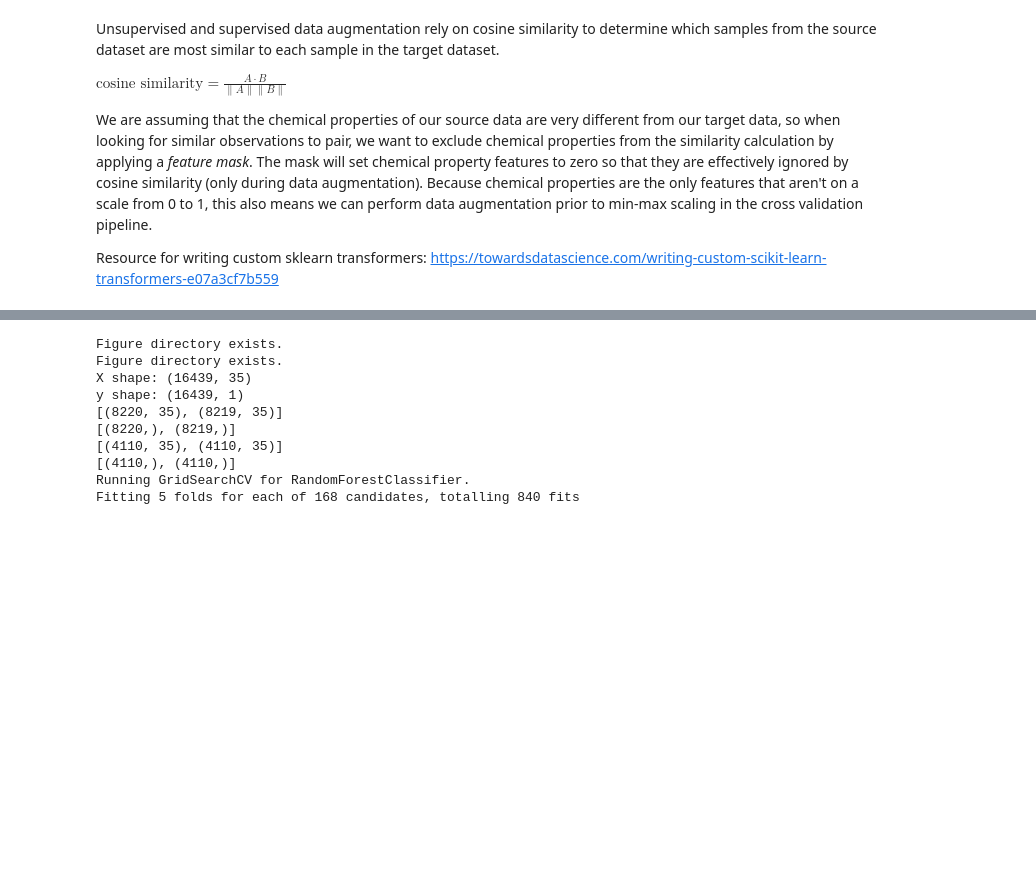
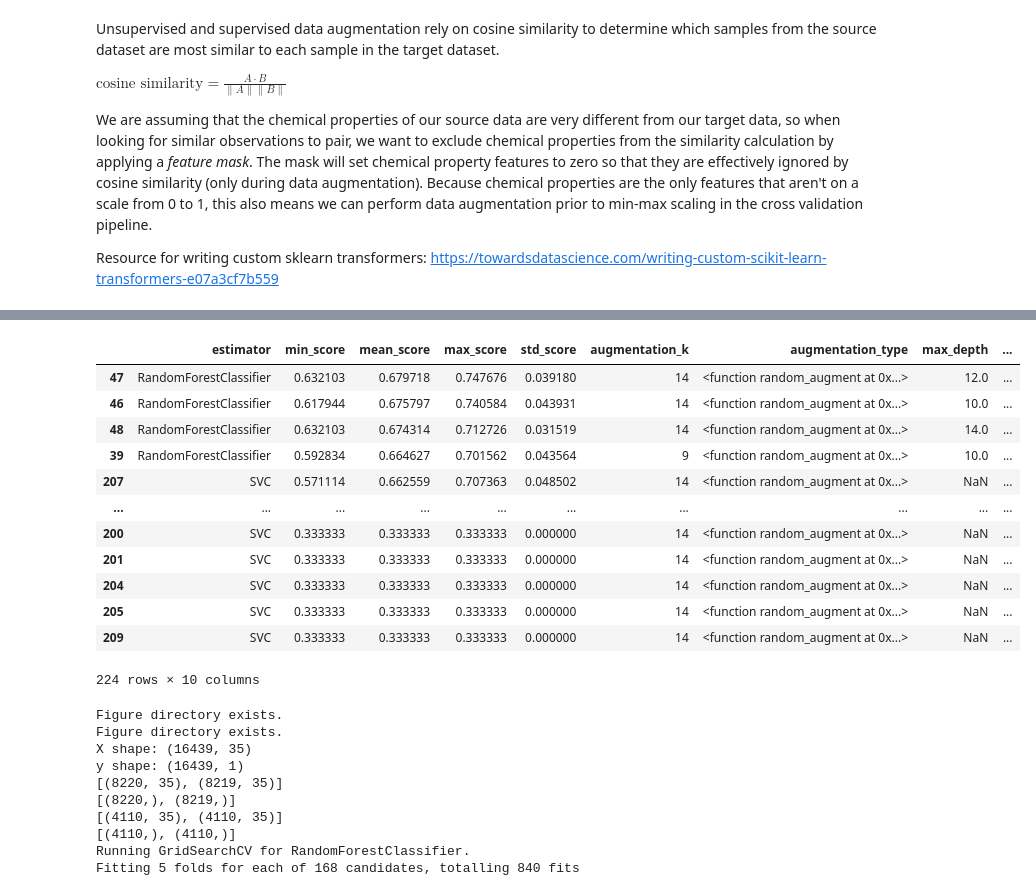
Before and after one commit to LukaThorn/ml-weight-fraction, a Jupyter notebook: organicspipeline.ipynb, the cells around one changed output, grey strips where cells are left out. Cells and saved outputs as stored; diff of their text form; code cells hidden in the pictures; blank space fills up the shorter version.

```diff
--- a/organicspipeline.ipynb
+++ b/organicspipeline.ipynb
@@ -101,7 +120,7 @@ Frequency:  [0.37, 0.46, 0.16]
 from sklearn.model_selection import train_test_split
 
 X_train, X_source, y_train, y_source = train_test_split(
-    X, ybin, test_size=8219, random_state=1922, stratify=ybin
+    X_train, y_train, train_size=500, random_state=1922, stratify=y_train
 )
 print([X_train.shape, X_source.shape])
 print([y_train.shape, y_source.shape])
@@ -111,9 +129,0 @@ print([y_train.shape, y_source.shape])
-# %%
-# Split training data into training and test data (to be set aside)
-from sklearn.model_selection import train_test_split
-
-X_train, X_test, y_train, y_test = train_test_split(
-    X_train, y_train, test_size=0.5, random_state=1922, stratify=y_train
-)
-print([X_train.shape, X_test.shape])
-print([y_train.shape, y_test.shape])
@@ -264,7 +227,7 @@ from sklearn.pipeline import Pipeline
 from sklearn.model_selection import StratifiedKFold
 from sklearn.svm import SVC
 from sklearn.ensemble import RandomForestClassifier
-from sklearn.metrics import confusion_matrix, balanced_accuracy_score
+from sklearn.metrics import balanced_accuracy_score
 import matplotlib.pyplot as plt
 
 random_state = 1922
@@ -304,14 +267,25 @@ models = {
 }
 params = {
     "RandomForestClassifier": {
-        "augmentation_type": [random_augment, unsupervised_augment, supervised_augment],
-        "augmentation_k": [0, 1, 2, 3, 4, 5, 10, 15],
+        "augmentation_type": [random_augment],
+        "augmentation_k": [0, 1, 2, 3, 4, 9, 14],
         "estimator__max_depth": np.arange(2, 15, 2),
     },
     "SVC": {
-        "augmentation_type": [random_augment, unsupervised_augment, supervised_augment],
-        "augmentation_k": [0, 1, 2, 3, 4, 5, 10, 15],
+        "augmentation_type": [random_augment],
+        "augmentation_k": [0, 1, 2, 3, 4, 9, 14],
         "estimator__C": np.logspace(-1, 7, 5),
         "estimator__gamma": np.logspace(-7, 1, 5),
     },
 }
+# %%
+#%run organicstrain.py
+results_prelim = blt.apply_model_opt(
+    models,
+    params,
+    X_target=X_train,
+    y_target=y_train,
+    cust_folds=5,
+    random_state=1922,
+    n_jobs=1,
+)
@@ -318,3 +303,19 @@ params = {
+# %%
+results_prelim
+# %% [output]
+|  | estimator | min_score | mean_score | max_score | std_score | augmentation_k | augmentation_type | max_depth | ... |
+| 47 | RandomForestClassifier | 0.632103 | 0.679718 | 0.747676 | 0.039180 | 14 | <function random_augment at 0x...> | 12.0 | ... |
+| 46 | RandomForestClassifier | 0.617944 | 0.675797 | 0.740584 | 0.043931 | 14 | <function random_augment at 0x...> | 10.0 | ... |
+| 48 | RandomForestClassifier | 0.632103 | 0.674314 | 0.712726 | 0.031519 | 14 | <function random_augment at 0x...> | 14.0 | ... |
+| 39 | RandomForestClassifier | 0.592834 | 0.664627 | 0.701562 | 0.043564 | 9 | <function random_augment at 0x...> | 10.0 | ... |
+| 207 | SVC | 0.571114 | 0.662559 | 0.707363 | 0.048502 | 14 | <function random_augment at 0x...> | NaN | ... |
+| ... | ... | ... | ... | ... | ... | ... | ... | ... | ... |
+| 200 | SVC | 0.333333 | 0.333333 | 0.333333 | 0.000000 | 14 | <function random_augment at 0x...> | NaN | ... |
+| 201 | SVC | 0.333333 | 0.333333 | 0.333333 | 0.000000 | 14 | <function random_augment at 0x...> | NaN | ... |
+| 204 | SVC | 0.333333 | 0.333333 | 0.333333 | 0.000000 | 14 | <function random_augment at 0x...> | NaN | ... |
+| 205 | SVC | 0.333333 | 0.333333 | 0.333333 | 0.000000 | 14 | <function random_augment at 0x...> | NaN | ... |
+| 209 | SVC | 0.333333 | 0.333333 | 0.333333 | 0.000000 | 14 | <function random_augment at 0x...> | NaN | ... |
+224 rows × 10 columns
 # %%
 #%run organicstrain.py
 results_prelim = blt.apply_model_opt(
```
Also changed, not shown: parts of 13 cells of this notebook.
